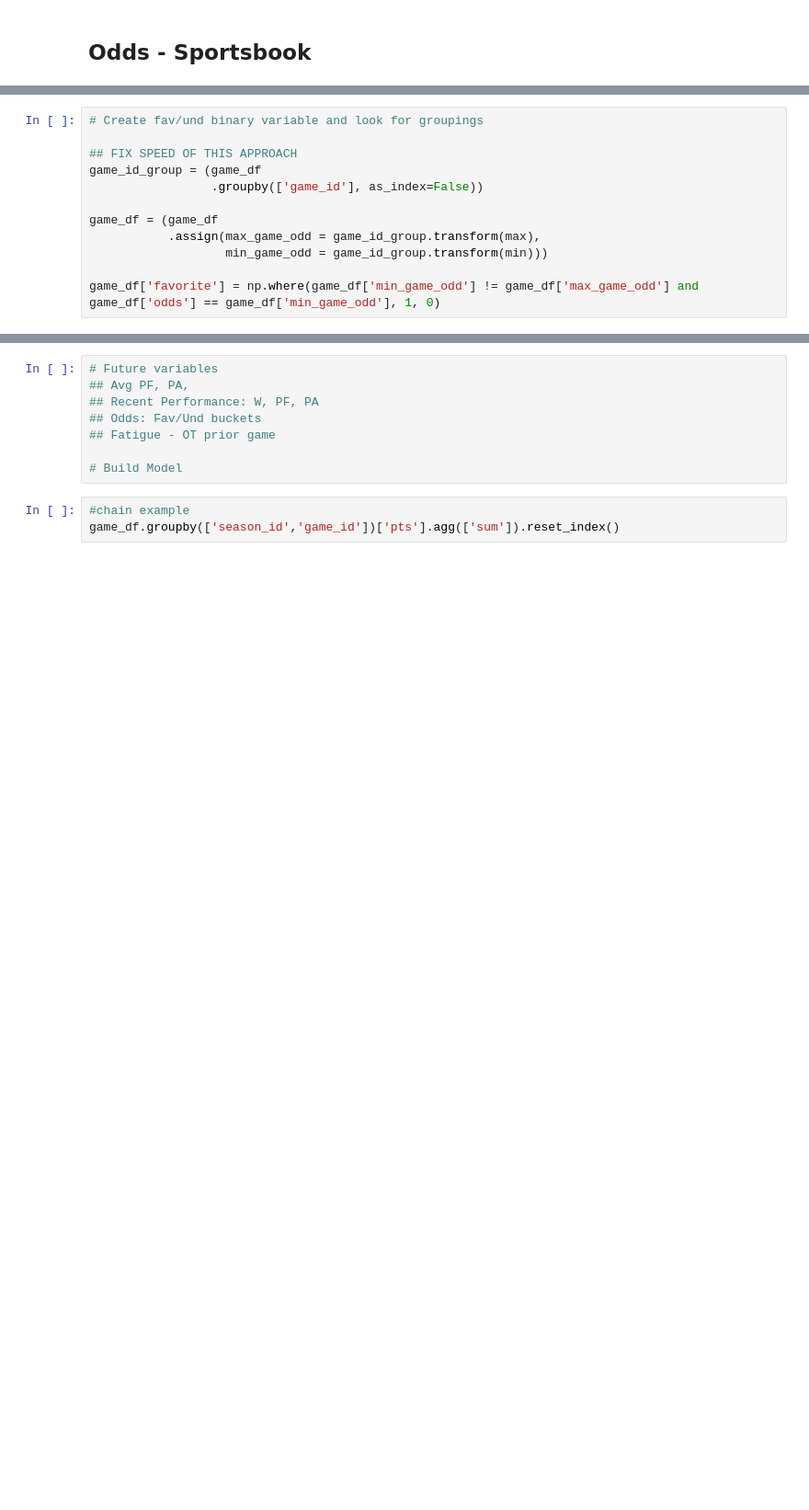
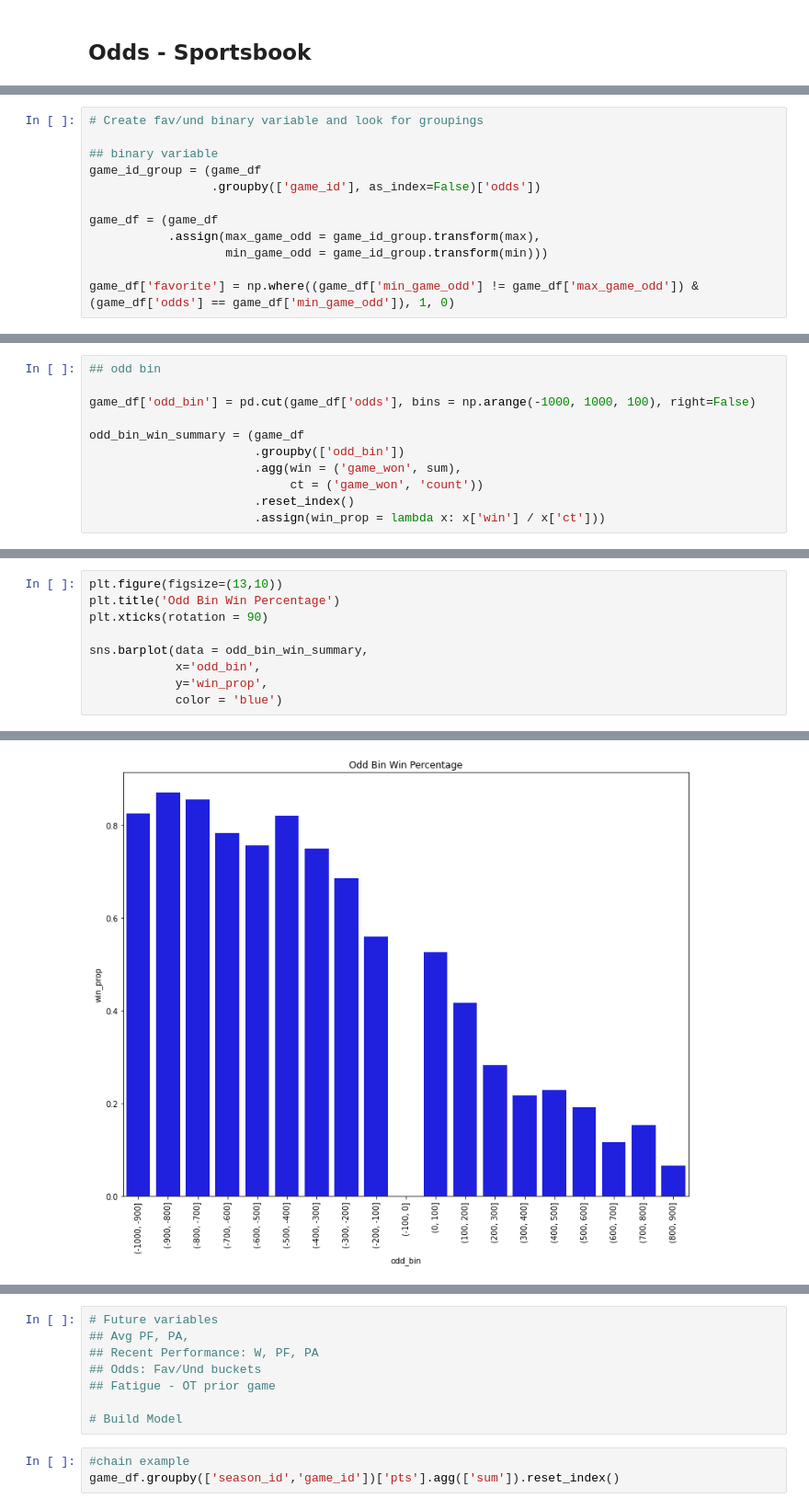
Before and after one commit to mfiordaliso17/nba_basketball, a Jupyter notebook: eda/nba_eda.ipynb, the cells around one changed output, grey strips where cells are left out. Shown: that part at 92% size. Cells and saved outputs as stored; diff of their text form; blank space fills up the shorter version.

Commit message:
odd bin group

```diff
--- a/eda/nba_eda.ipynb
+++ b/eda/nba_eda.ipynb
@@ -146,12 +146,12 @@ sns.histplot(game_df,
 # %%
 # Create fav/und binary variable and look for groupings
 
-## FIX SPEED OF THIS APPROACH
+## binary variable
 game_id_group = (game_df
-                 .groupby(['game_id'], as_index=False))
+                 .groupby(['game_id'], as_index=False)['odds'])
 
 game_df = (game_df
            .assign(max_game_odd = game_id_group.transform(max),
                    min_game_odd = game_id_group.transform(min)))
 
-game_df['favorite'] = np.where(game_df['min_game_odd'] != game_df['max_game_odd'] and game_df['odds'] == game_df['min_game_odd'], 1, 0)
+game_df['favorite'] = np.where((game_df['min_game_odd'] != game_df['max_game_odd']) & (game_df['odds'] == game_df['min_game_odd']), 1, 0)
@@ -159,0 +158,11 @@ KeyboardInterrupt:
+# %%
+## odd bin
+
+game_df['odd_bin'] = pd.cut(game_df['odds'], bins = np.arange(-1000, 1000, 100), right=False)
+
+odd_bin_win_summary = (game_df
+                       .groupby(['odd_bin'])
+                       .agg(win = ('game_won', sum),
+                            ct = ('game_won', 'count'))
+                       .reset_index()
+                       .assign(win_prop = lambda x: x['win'] / x['ct']))
@@ -159,0 +171,10 @@ KeyboardInterrupt:
+# %%
+plt.figure(figsize=(13,10))
+plt.title('Odd Bin Win Percentage')
+plt.xticks(rotation = 90)
+
+sns.barplot(data = odd_bin_win_summary,
+            x='odd_bin',
+            y='win_prop',
+            color = 'blue')
+# %% [output]
@@ -159,0 +182 @@ KeyboardInterrupt:
+[figure, added]
```
Also changed, not shown: parts of 7 cells of this notebook, 1 other file.
